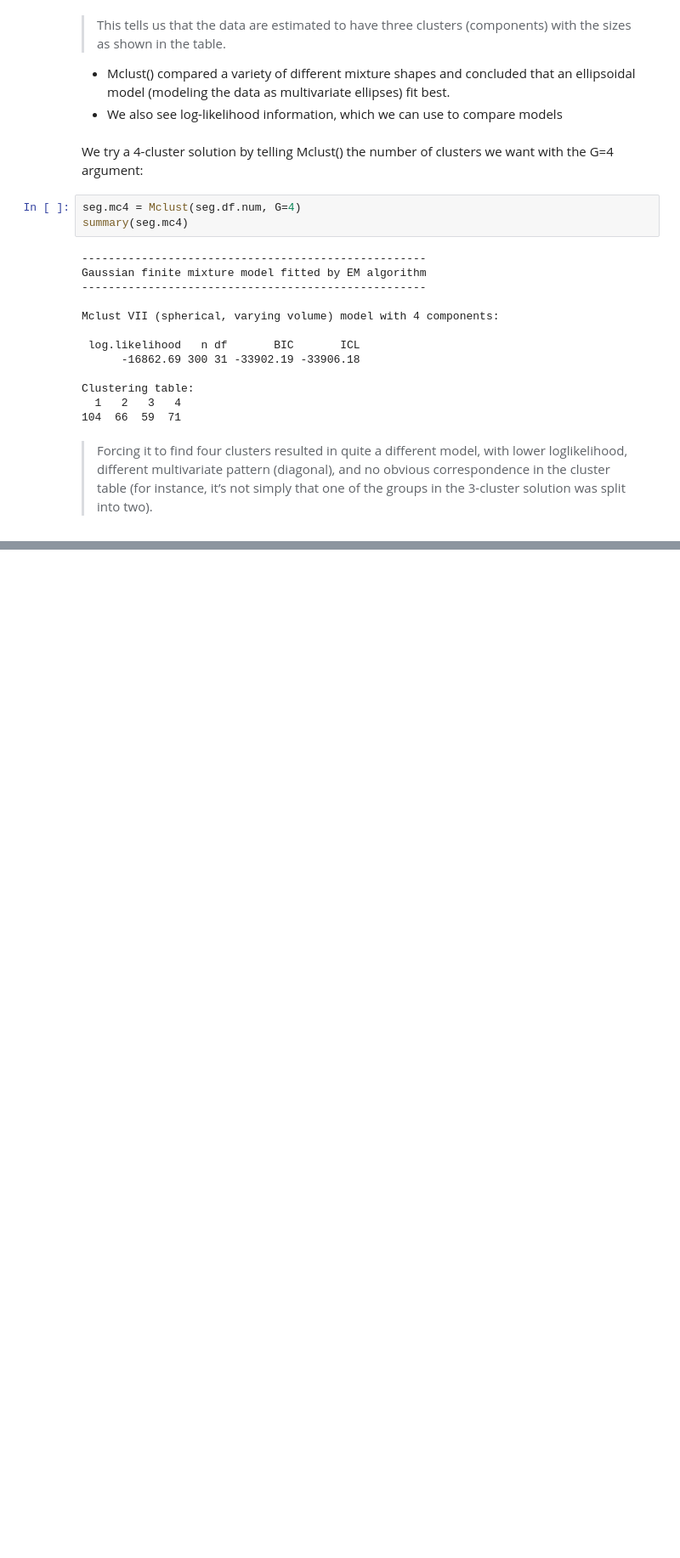
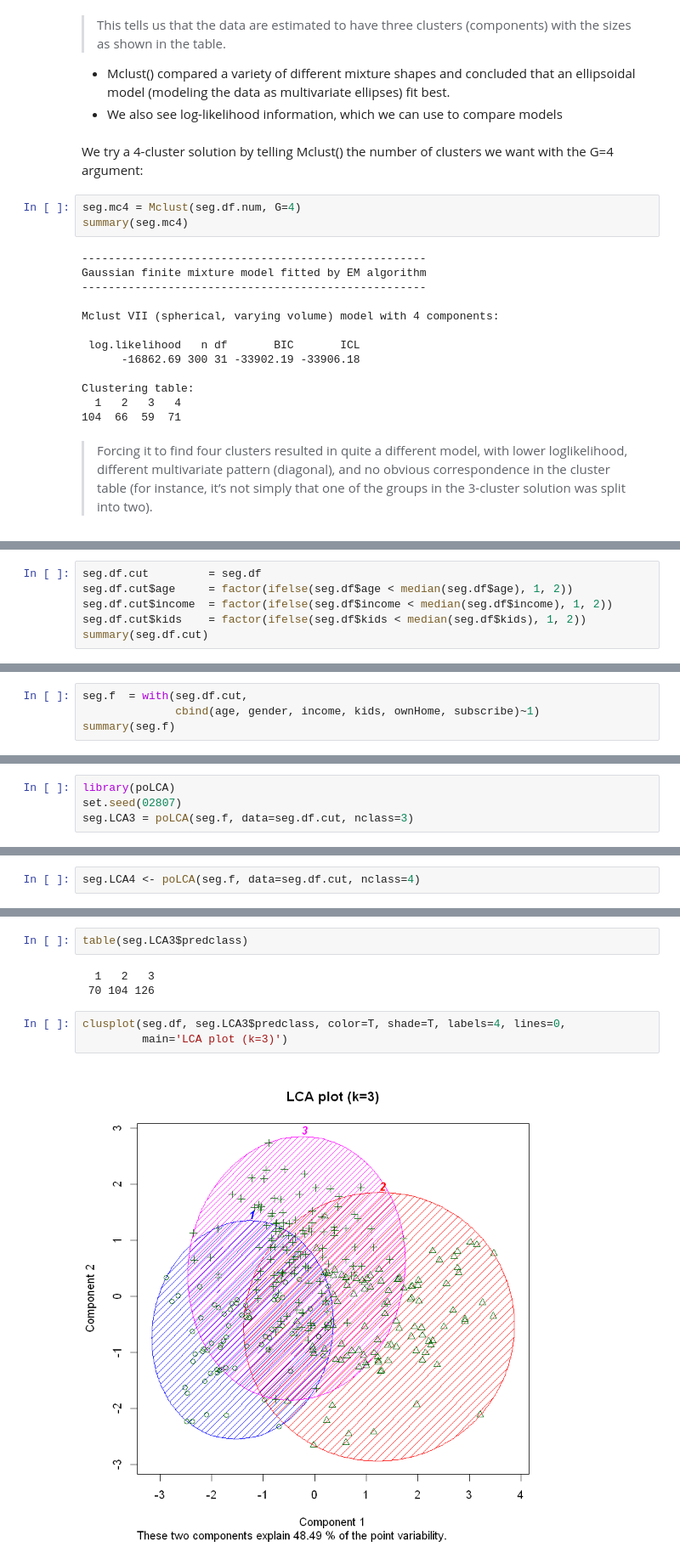
Before and after one commit to LeeChang-Soo/R-for-marketing-analytics, a Jupyter notebook: 11_clustering_R_marketing.ipynb, the cells around one changed output, grey strips where cells are left out. Shown: that part at 85% size. Drawn from its saved outputs; the diff is of its cells as text; blank space fills up the shorter version.

```diff
--- a/11_clustering_R_marketing.ipynb
+++ b/11_clustering_R_marketing.ipynb
@@ -617,0 +712,6 @@ in the cluster table (for instance, it’s not simply that one of the groups in
+# %%
+seg.df.cut         = seg.df
+seg.df.cut$age     = factor(ifelse(seg.df$age < median(seg.df$age), 1, 2))
+seg.df.cut$income  = factor(ifelse(seg.df$income < median(seg.df$income), 1, 2))
+seg.df.cut$kids    = factor(ifelse(seg.df$kids < median(seg.df$kids), 1, 2))
+summary(seg.df.cut)
@@ -617,0 +730,4 @@ in the cluster table (for instance, it’s not simply that one of the groups in
+# %%
+seg.f  = with(seg.df.cut,
+              cbind(age, gender, income, kids, ownHome, subscribe)~1)
+summary(seg.f)
@@ -617,0 +740,4 @@ in the cluster table (for instance, it’s not simply that one of the groups in
+# %%
+library(poLCA)
+set.seed(02807)
+seg.LCA3 = poLCA(seg.f, data=seg.df.cut, nclass=3)
@@ -617,0 +768,2 @@ in the cluster table (for instance, it’s not simply that one of the groups in
+# %%
+seg.LCA4 <- poLCA(seg.f, data=seg.df.cut, nclass=4)
@@ -617,0 +810,10 @@ in the cluster table (for instance, it’s not simply that one of the groups in
+# %%
+table(seg.LCA3$predclass)
+# %% [output]
+  1   2   3
+ 70 104 126
+# %%
+clusplot(seg.df, seg.LCA3$predclass, color=T, shade=T, labels=4, lines=0,
+         main='LCA plot (k=3)')
+# %% [output]
+[figure, added]
```
Also changed, not shown: parts of 127 cells of this notebook.
